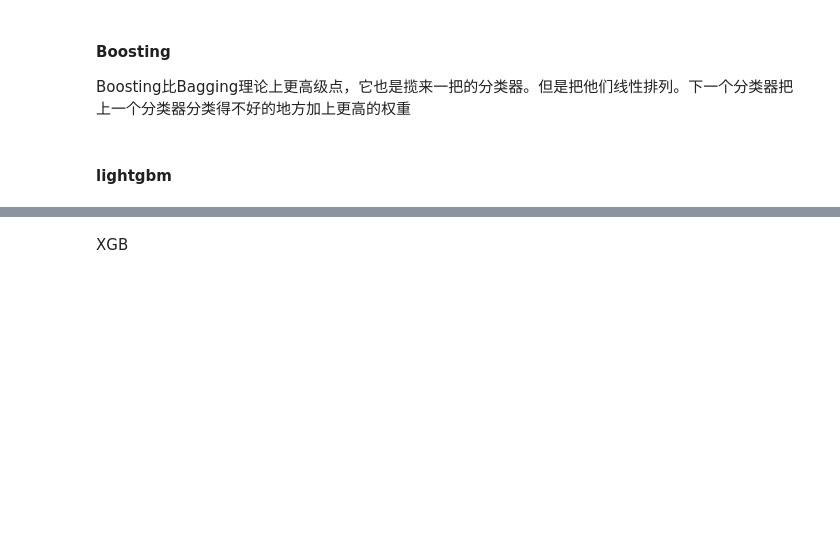
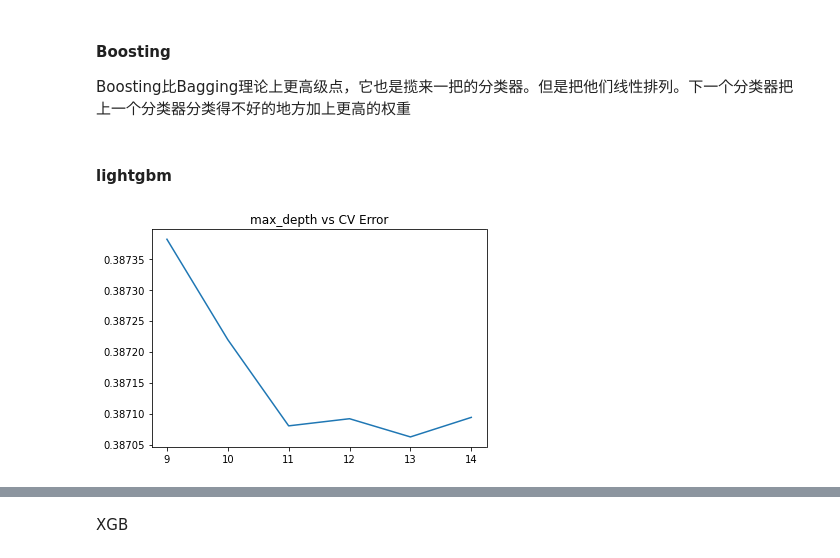
Before and after one commit to safeAMI/New-York-City-Taxi-Trip-Duration, a Jupyter notebook: code/New York City Taxi Trip Duration.ipynb, the cells around one changed output, grey strips where cells are left out. Saved outputs shown, nothing was run; the diff lists cells and outputs as text; code cells hidden in the pictures; blank space fills up the shorter version.

```diff
--- a/code/New York City Taxi Trip Duration.ipynb
+++ b/code/New York City Taxi Trip Duration.ipynb
@@ -365,13 +365,16 @@ from sklearn.model_selection import cross_val_score
 # %% [markdown]
 #### lightgbm
 # %%
-lgb_params = {
-    'metric' : 'rmse',
-    'learning_rate': 0.1,
-    'max_depth': 25,
-    'num_leaves': 1000,
-    'objective': 'regression',
-    'feature_fraction': 0.9,
-    'bagging_fraction': 0.5,
-    'max_bin': 1000 }
+params = [9,10,11,12,13,14]
+test_scores = []
+for param in params:
+    clf = LGBMRegressor(max_depth=param)
+    test_score = np.sqrt(-cross_val_score(clf, X_train, y_train, cv=10, scoring='neg_mean_squared_error'))
+    test_scores.append(np.mean(test_score))
+import matplotlib.pyplot as plt
+%matplotlib inline
+plt.plot(params, test_scores)
+plt.title("max_depth vs CV Error");
+# %% [output]
+[figure, added]
 # %%
```
Also changed, not shown: parts of 4 cells of this notebook, 1 other file.
